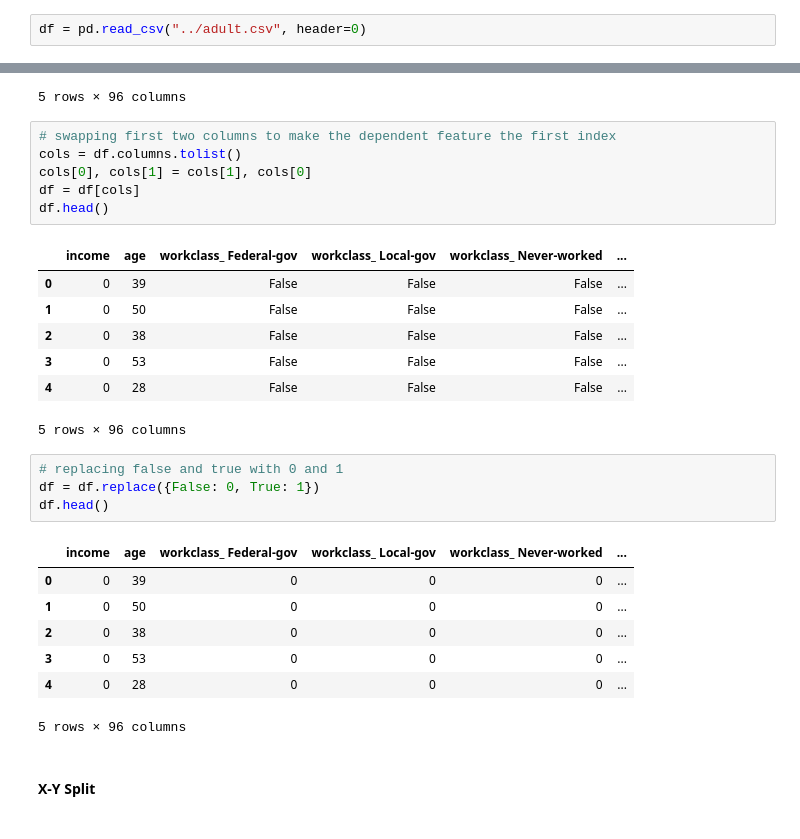
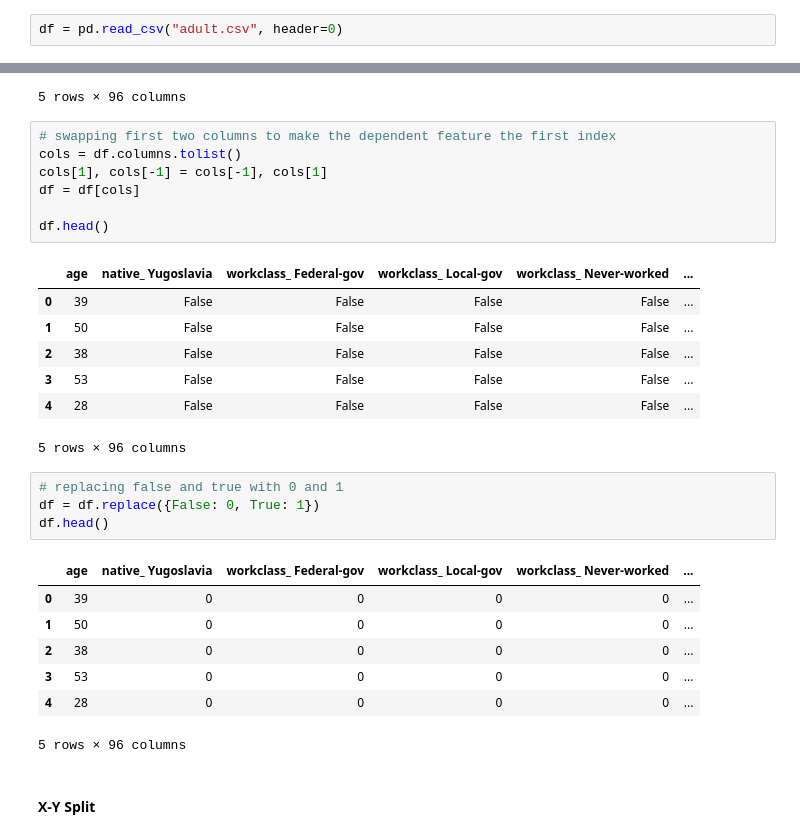
Before and after one commit to AfafAlalwan/DT-methods, a Jupyter notebook: data/adult/adult-data.ipynb, the cells around one changed output, grey strips where cells are left out. Cells and saved outputs as stored; diff of their text form.

```diff
--- a/data/adult-data.ipynb
+++ b/data/adult/adult-data.ipynb
@@ -2,7 +2,7 @@
 import numpy as np
 import pandas as pd
 # %%
-df = pd.read_csv("../adult.csv", header=0)
+df = pd.read_csv("adult.csv", header=0)
 # %%
 df.head()
 # %% [output]
@@ -147,28 +147,29 @@ df.head()
 # %%
 # swapping first two columns to make the dependent feature the first index
 cols = df.columns.tolist()
-cols[0], cols[1] = cols[1], cols[0]
+cols[1], cols[-1] = cols[-1], cols[1]
 df = df[cols]
+
 df.head()
 # %% [output]
-|  | income | age | workclass_ Federal-gov | workclass_ Local-gov | workclass_ Never-worked | ... |
-| 0 | 0 | 39 | False | False | False | ... |
-| 1 | 0 | 50 | False | False | False | ... |
-| 2 | 0 | 38 | False | False | False | ... |
-| 3 | 0 | 53 | False | False | False | ... |
-| 4 | 0 | 28 | False | False | False | ... |
+|  | age | native_ Yugoslavia | workclass_ Federal-gov | workclass_ Local-gov | workclass_ Never-worked | ... |
+| 0 | 39 | False | False | False | False | ... |
+| 1 | 50 | False | False | False | False | ... |
+| 2 | 38 | False | False | False | False | ... |
+| 3 | 53 | False | False | False | False | ... |
+| 4 | 28 | False | False | False | False | ... |
 5 rows × 96 columns
 # %%
 # replacing false and true with 0 and 1
 df = df.replace({False: 0, True: 1})
 df.head()
 # %% [output]
-|  | income | age | workclass_ Federal-gov | workclass_ Local-gov | workclass_ Never-worked | ... |
-| 0 | 0 | 39 | 0 | 0 | 0 | ... |
-| 1 | 0 | 50 | 0 | 0 | 0 | ... |
-| 2 | 0 | 38 | 0 | 0 | 0 | ... |
-| 3 | 0 | 53 | 0 | 0 | 0 | ... |
-| 4 | 0 | 28 | 0 | 0 | 0 | ... |
+|  | age | native_ Yugoslavia | workclass_ Federal-gov | workclass_ Local-gov | workclass_ Never-worked | ... |
+| 0 | 39 | 0 | 0 | 0 | 0 | ... |
+| 1 | 50 | 0 | 0 | 0 | 0 | ... |
+| 2 | 38 | 0 | 0 | 0 | 0 | ... |
+| 3 | 53 | 0 | 0 | 0 | 0 | ... |
+| 4 | 28 | 0 | 0 | 0 | 0 | ... |
 5 rows × 96 columns
 # %% [markdown]
 #### X-Y Split
```
Also changed, not shown: parts of 1 cell of this notebook, 14 other files.
